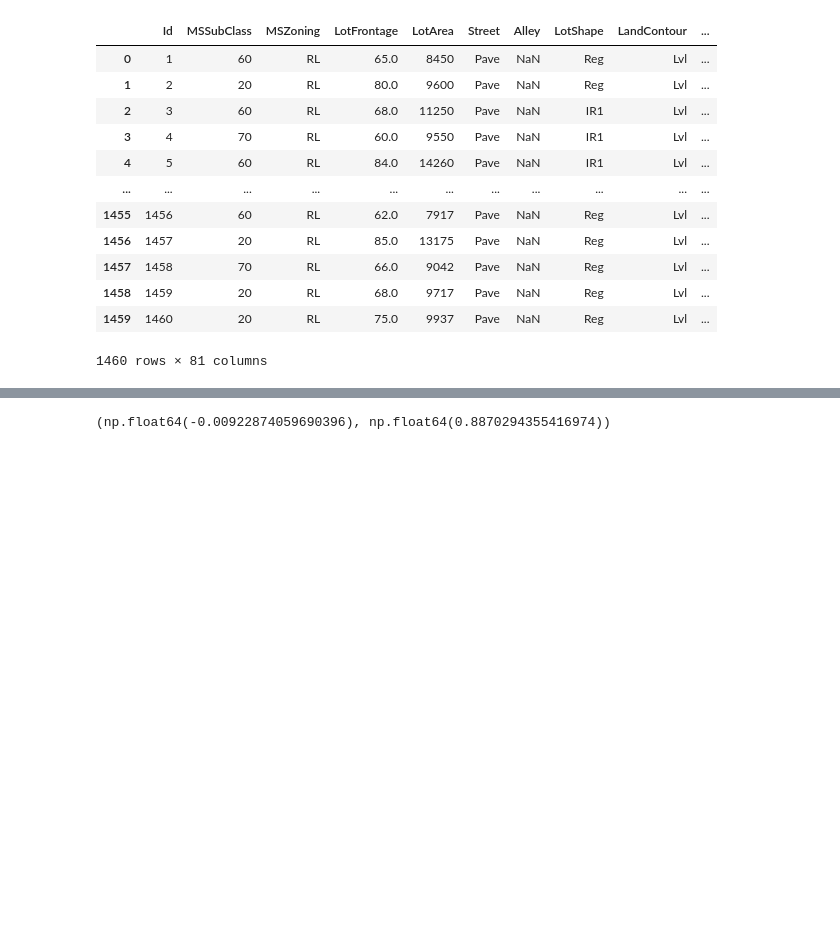
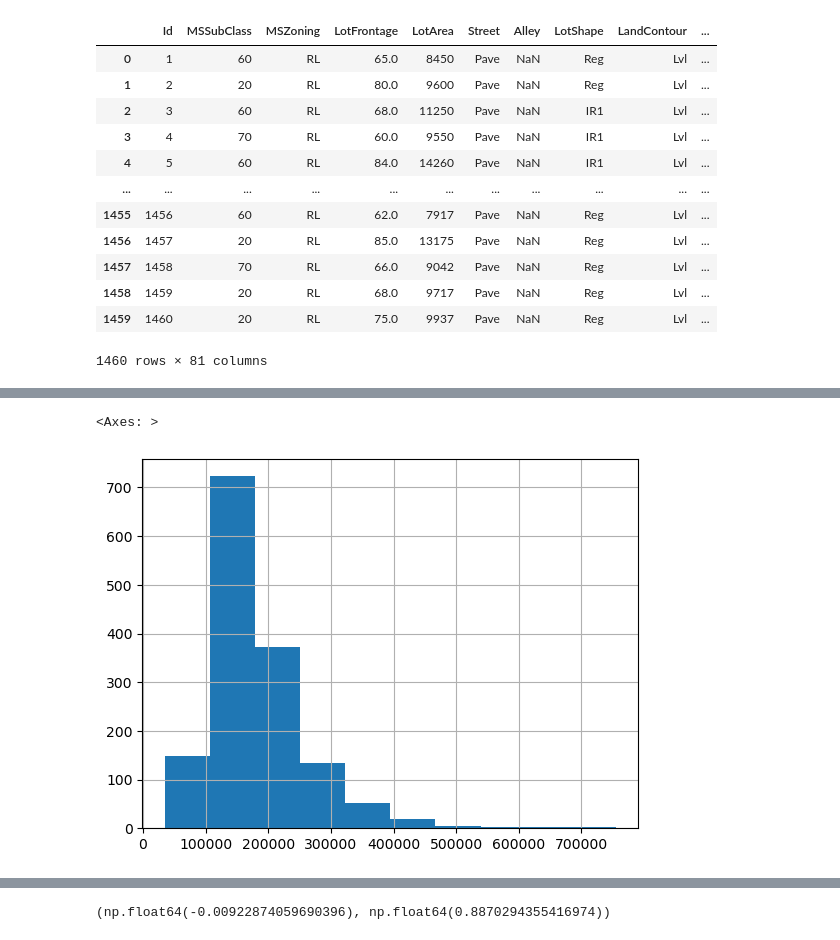
Before and after one commit to PNU-Mentoring/Study, a Jupyter notebook: seojin/T1-T4.ipynb, the cells around one changed output, grey strips where cells are left out. Drawn from its saved outputs; the diff is of its cells as text; code cells hidden in the pictures; blank space fills up the shorter version.

Commit message:
T4 draw hist

```diff
--- a/seojin/T1-T4.ipynb
+++ b/seojin/T1-T4.ipynb
@@ -181,3 +182,9 @@ s, k
+# %%
+# 'SalePrice' 히스토그램
+data['SalePrice'].hist()
+# %% [output]
+<Axes: >
+[figure, added]
 # %%
 # 'SalePrice' 컬럼 로그 변환
 data['SalePrice'] = np.log1p(data['SalePrice'])
```
Also changed, not shown: parts of 4 cells of this notebook.
